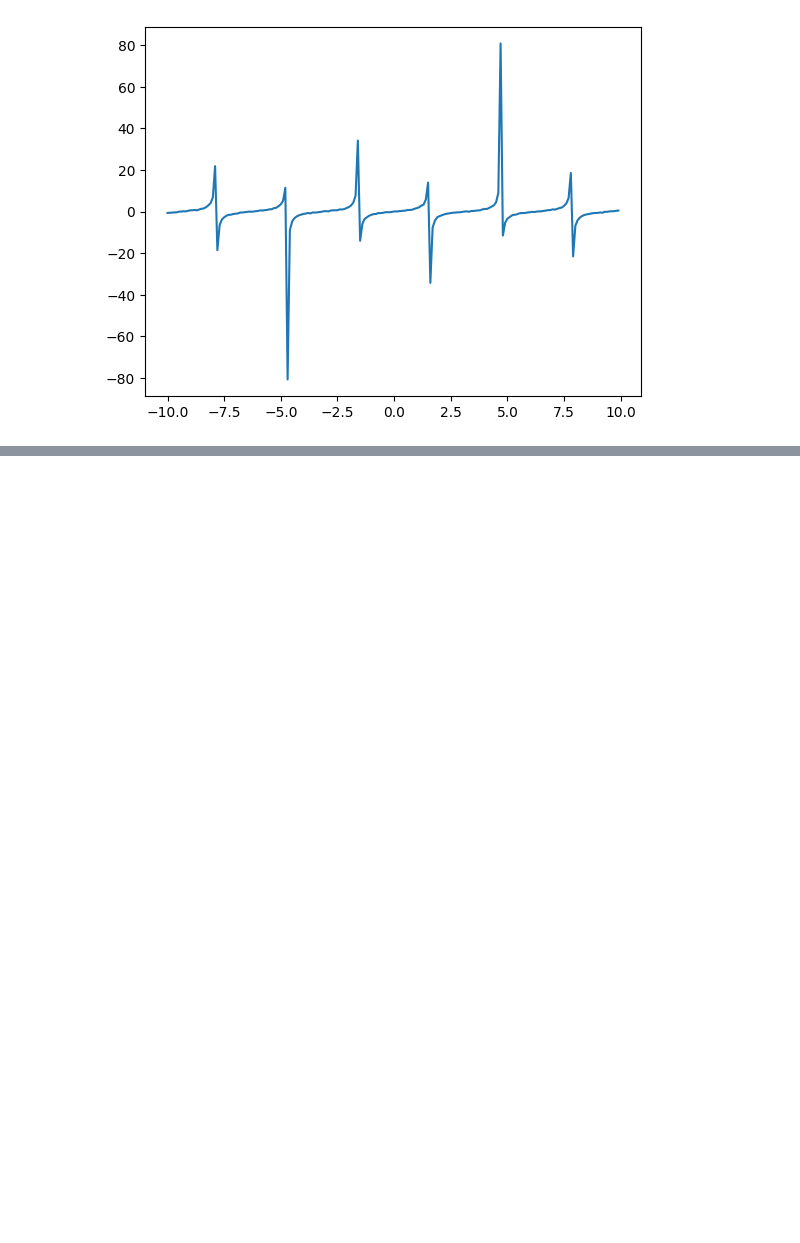
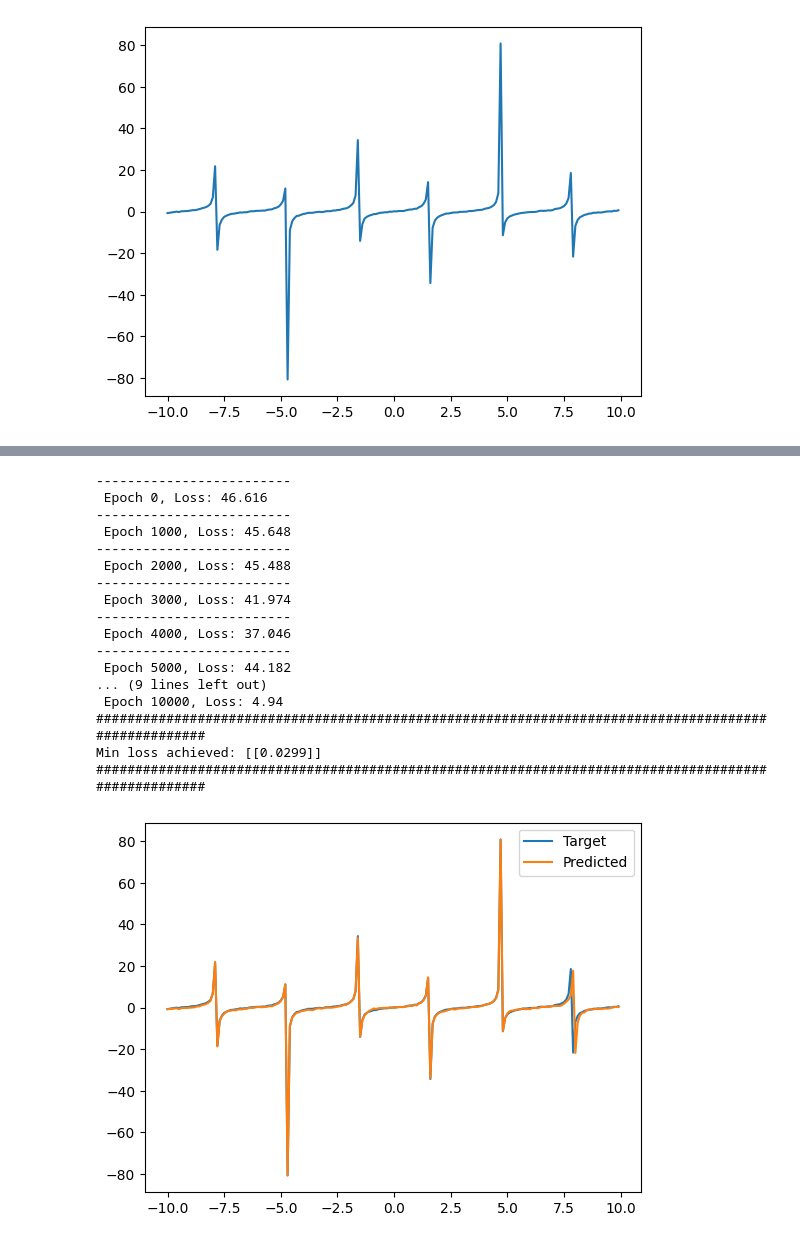
Before and after one commit to THOTHSM/RNN-Scratch, a Jupyter notebook: RNN.ipynb, the cells around one changed output, grey strips where cells are left out. Drawn from its saved outputs; the diff is of its cells as text; code cells hidden in the pictures; blank space fills up the shorter version.

```diff
--- a/RNN.ipynb
+++ b/RNN.ipynb
@@ -62,0 +14,23 @@ Loss : 23.8705
+# %%
+model1 = RNNTrainer(x, y,optimizer_type="SGD")
+model1.train()
+model1.plot_results()
+# %% [output]
+-------------------------
+ Epoch 0, Loss: 46.616
+-------------------------
+ Epoch 1000, Loss: 45.648
+-------------------------
+ Epoch 2000, Loss: 45.488
+-------------------------
+ Epoch 3000, Loss: 41.974
+-------------------------
+ Epoch 4000, Loss: 37.046
+-------------------------
+ Epoch 5000, Loss: 44.182
+... (9 lines left out)
+ Epoch 10000, Loss: 4.94
+####################################################################################################
+Min loss achieved: [[0.0299]]
+####################################################################################################
+[figure, added]
```
Also changed, not shown: parts of 4 cells of this notebook, 2 other files.
